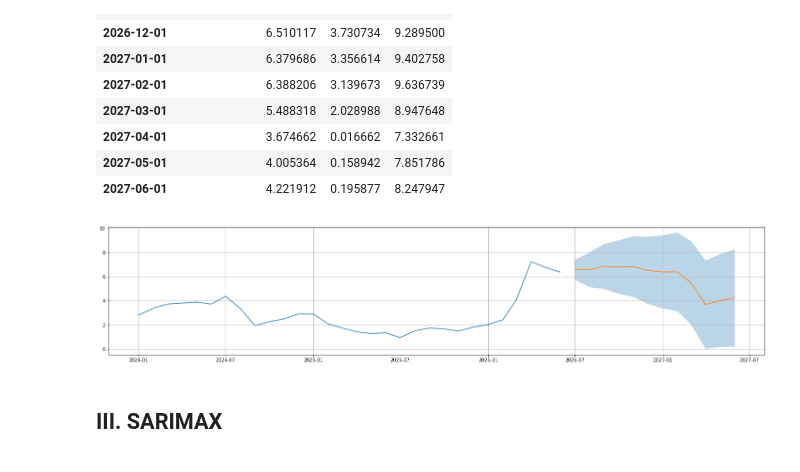
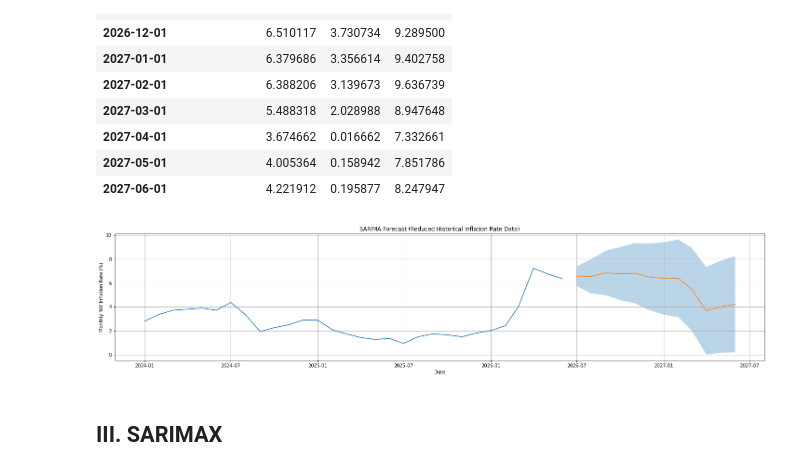
Before and after one commit to xxtofff/Inflation-Forecasting, a Jupyter notebook: notebooks/04_sarima.ipynb, the cells around one changed output. Cells and saved outputs as stored; diff of their text form; code cells hidden in the pictures.

```diff
--- a/notebooks/04_sarima.ipynb
+++ b/notebooks/04_sarima.ipynb
@@ -213,12 +244,17 @@ red_nexog_forecast
 # %%
 plt.figure(figsize = (25, 5))
 plt.plot(inf_rate['2024':])
 plt.plot(red_nexog_forecast['NExog Reduced Forecast'])
 plt.fill_between(red_nexog_forecast.index, red_nexog_forecast['Low'], red_nexog_forecast['High'], alpha = 0.3)
 plt.grid(True)
+plt.xlabel('Date')
+plt.ylabel('Monthly YoY Inflation Rate (%)')
+plt.title('SARIMA Forecast (Reduced Historical Inflation Rate Data)')
+plt.savefig('..//outputs//figures//nexog_red_forecast.jpg', dpi = 300, bbox_inches = 'tight')
+plt.savefig('..//outputs//figures//nexog_red_forecast.png', dpi = 300, bbox_inches = 'tight')
 plt.show()
 # %% [output]
-[figure, old version]
+[figure, new version]
 # %% [markdown]
 ## III. SARIMAX
 # %%
```
Also changed, not shown: parts of 15 cells of this notebook, 29 other files.
